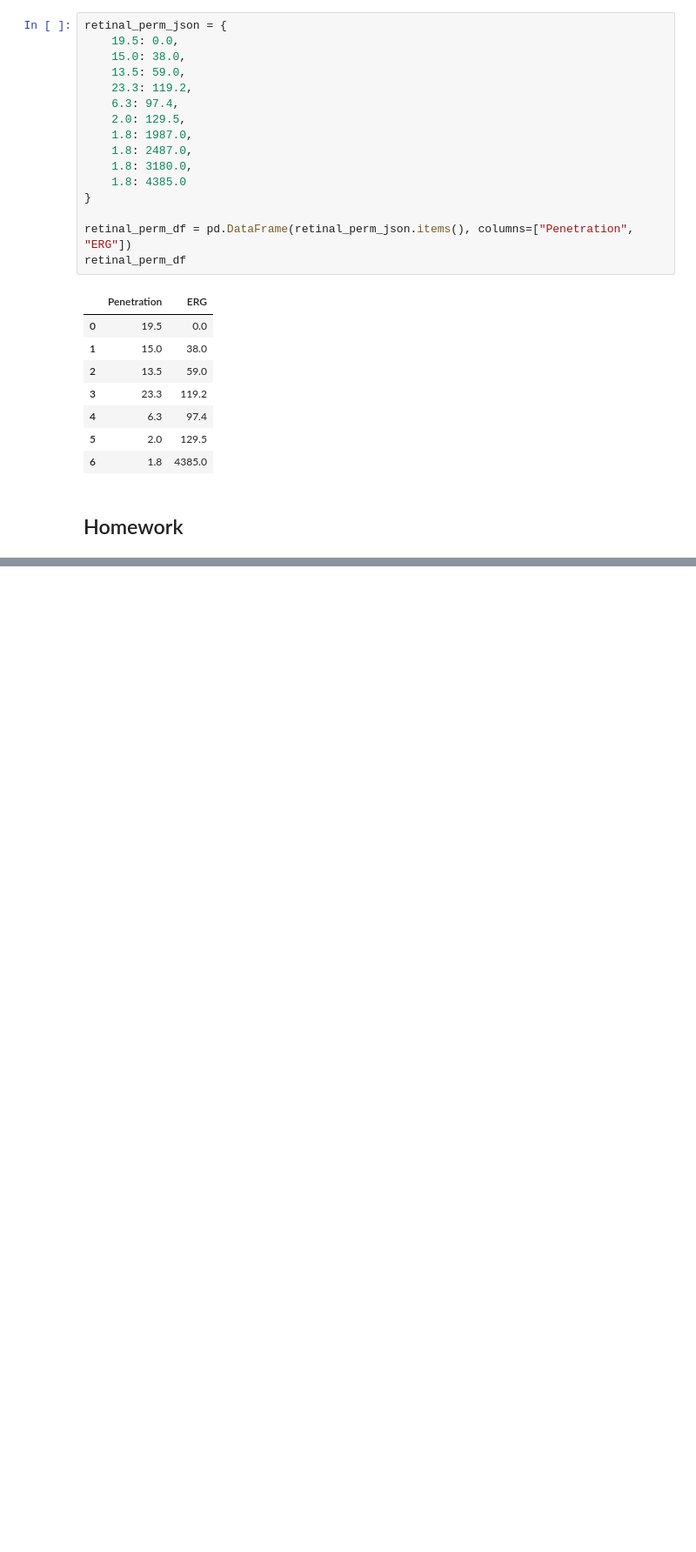
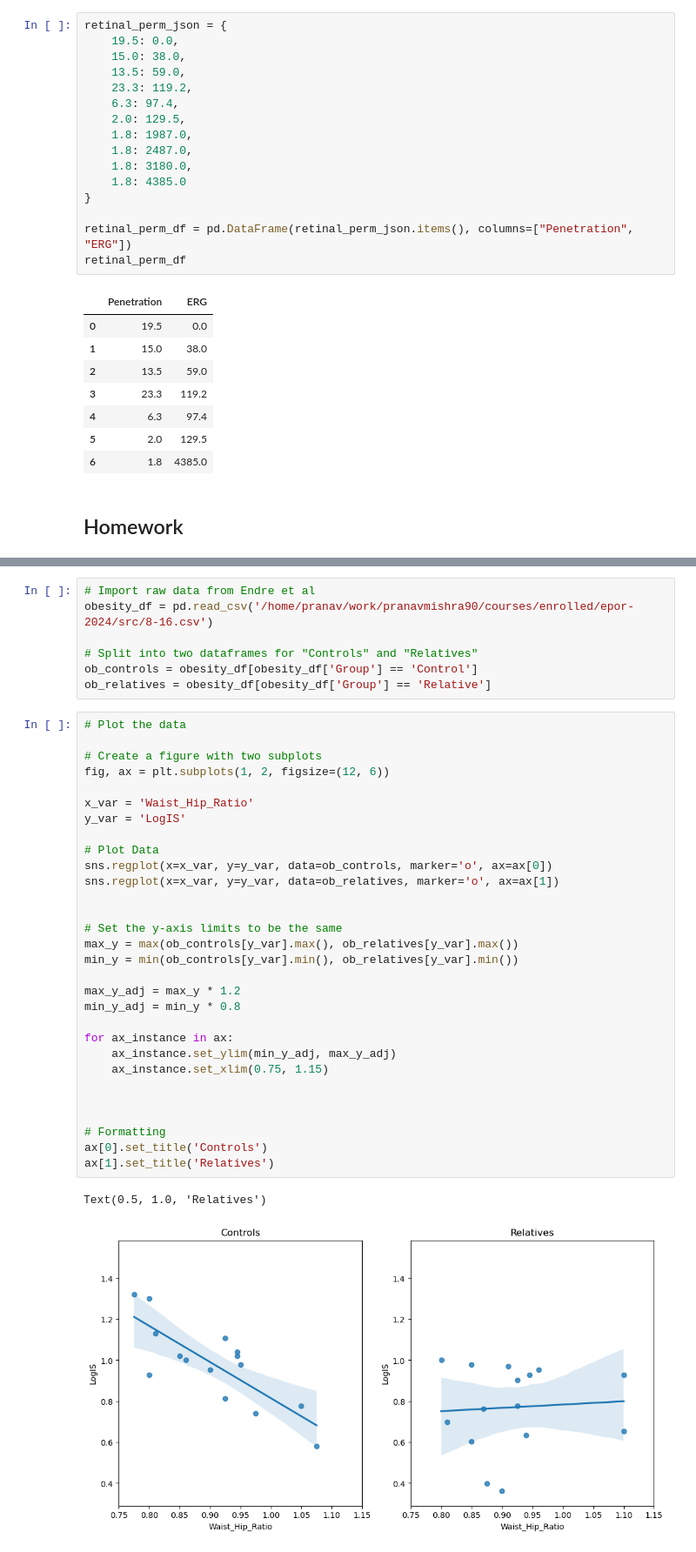
Before and after one commit to pranavmishra90/courses-enrolled-epor-2024, a Jupyter notebook: lectures/07 - Regression and Correlation.ipynb, the cells around one changed output, grey strips where cells are left out. Shown at 87% size. Saved outputs shown, nothing was run; the diff lists cells and outputs as text; blank space fills up the shorter version.

```diff
--- a/lectures/07 - Regression and Correlation.ipynb
+++ b/lectures/07 - Regression and Correlation.ipynb
@@ -236,0 +224,40 @@ retinal_perm_df
+# %%
+# Import raw data from Endre et al
+obesity_df = pd.read_csv('/home/pranav/work/pranavmishra90/courses/enrolled/epor-2024/src/8-16.csv')
+
+# Split into two dataframes for "Controls" and "Relatives"
+ob_controls = obesity_df[obesity_df['Group'] == 'Control']
+ob_relatives = obesity_df[obesity_df['Group'] == 'Relative']
+# %%
+# Plot the data
+
+# Create a figure with two subplots
+fig, ax = plt.subplots(1, 2, figsize=(12, 6))
+
+x_var = 'Waist_Hip_Ratio'
+y_var = 'LogIS'
+
+# Plot Data
+sns.regplot(x=x_var, y=y_var, data=ob_controls, marker='o', ax=ax[0])
+sns.regplot(x=x_var, y=y_var, data=ob_relatives, marker='o', ax=ax[1])
+
+
+# Set the y-axis limits to be the same
+max_y = max(ob_controls[y_var].max(), ob_relatives[y_var].max())
+min_y = min(ob_controls[y_var].min(), ob_relatives[y_var].min())
+
+max_y_adj = max_y * 1.2
+min_y_adj = min_y * 0.8
+
+for ax_instance in ax:
+    ax_instance.set_ylim(min_y_adj, max_y_adj)
+    ax_instance.set_xlim(0.75, 1.15)
+
+
+
+# Formatting
+ax[0].set_title('Controls')
+ax[1].set_title('Relatives')
+# %% [output]
+Text(0.5, 1.0, 'Relatives')
+[figure, added]
```
Also changed, not shown: parts of 9 cells of this notebook, 2 other files.
